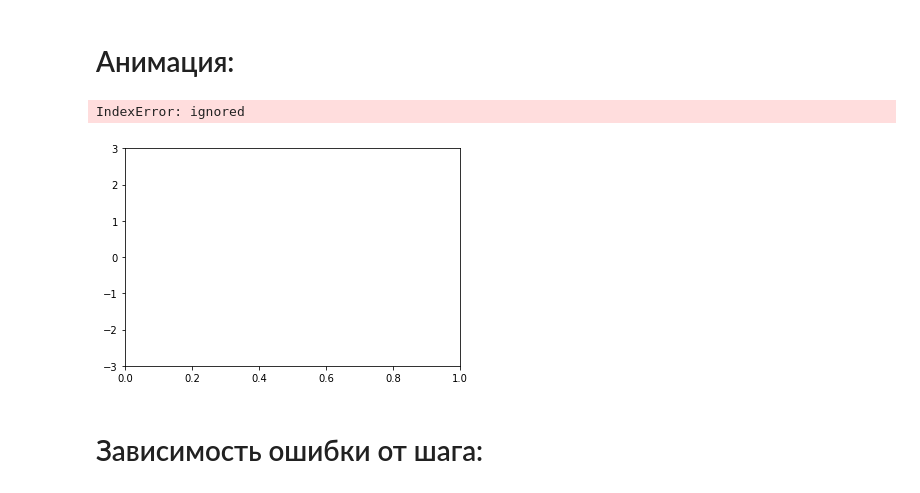
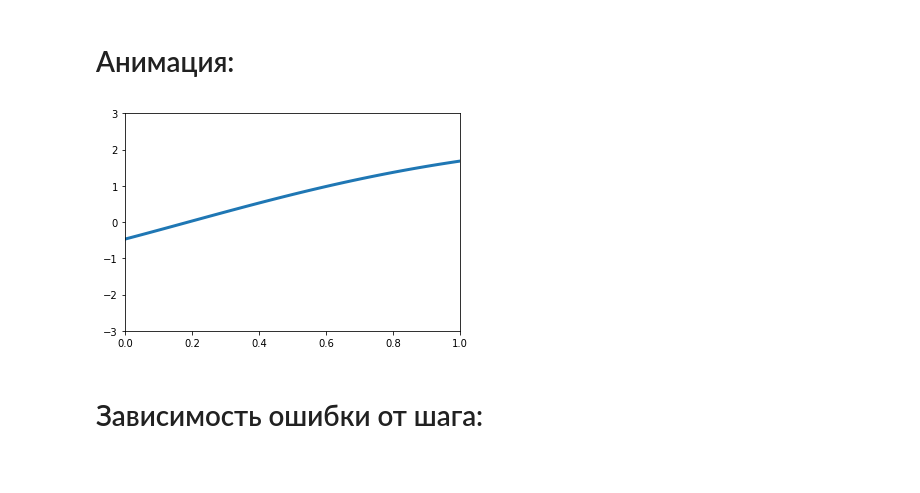
Before and after one commit to mainarel/Numerical_Methods_6, a Jupyter notebook: 1_Wave_equation.ipynb, the cells around one changed output. Drawn from its saved outputs; the diff is of its cells as text; code cells hidden in the pictures.

```diff
--- a/1_Wave_equation.ipynb
+++ b/1_Wave_equation.ipynb
@@ -57,15 +57,14 @@ h_cur = 0.05
 tmin = 0
 tmax = 1
 tau_cur = 0.05
-
-xk_cur = np.arange(xmin, xmax + h_cur, h_cur)
-tn_cur = np.arange(tmin, tmax + tau_cur, tau_cur)
-u1 = np.zeros((len(tn_cur),len(xk_cur)))
-u2 = np.zeros((len(tn_cur),len(xk_cur)))
 # %% [markdown]
 # Аппроксимация 1 порядка:
 # %%
-def ap1(h, tau, xk, tn):
+def ap1(h, tau):
+
+  xk = np.arange(xmin, xmax + h, h)
+  tn = np.arange(tmin, tmax + tau, tau)
+  u1 = np.zeros((len(tn),len(xk)))
 
   K = kurant(koef_a(T_0,ro), tau, h)
   #аппроксимация начальных условий
@@ -84,8 +83,11 @@ def ap1(h, tau, xk, tn):
 
   return u1
 
+xk_cur = np.arange(xmin, xmax + h_cur, h_cur)
+tn_cur = np.arange(tmin, tmax + tau_cur, tau_cur)
+
 yreal1 = [u0(x, tn_cur[5]) for x in xk_cur ]
-ypol1 = [ap1(h_cur,tau_cur, xk_cur, tn_cur)[5][k] for k in range (0,len(xk_cur))]
+ypol1 = [ap1(h_cur,tau_cur)[5][k] for k in range (0,len(xk_cur))]
 diff1 = [abs(yreal1[i] - ypol1[i]) for i in range(len(yreal1))]
 
 plt.figure(figsize=(10,5))
@@ -156,36 +164,30 @@ plt.plot(xk_cur, diff2, color='purple')
 # %%
 def animation():
 
     h_anim = 0.01
-    tau_anim = 0.001
+    tau_anim = 0.01
+    yr = ap1(h_anim,tau_anim)
 
     fig = plt.figure()
     ax = plt.axes(xlim=(xmin, xmax), ylim=(-3, 3))
     line, = ax.plot([], [], lw=3)
 
     def init():
         line.set_data([], [])
         return line,
 
     def animate(i):
         x = np.arange(xmin, xmax+h_anim, h_anim)
-        t_now = tmin + i * tau_anim
-        tn_now = np.arange(tmin, tmax + t_now, t_now)
-        y = ap2(h = h_cur, tau = t_now , xk = x, tn = tn_now)
+        y = [yr[i][k] for k in range(0, len(x))]
         line.set_data(x, y)
-
-        # u2 = np.zeros((len(tn_now),len(x)))
-
         return line,
 
-    anim = FuncAnimation(fig, animate, init_func=init, frames=int((tmax - tmin) // (tau_anim+1)), interval=20, blit=True)
-
+    anim = FuncAnimation(fig, animate, init_func=init, frames=200, interval=20, blit=True)
     anim.save('solution.gif', writer='pillow')
 
 animation()
 # %% [output]
-IndexError: ignored
-[figure, old version]
+[figure, new version]
 # %% [markdown]
 # Зависимость ошибки от шага:
 # %%
```
Also changed, not shown: parts of 2 cells of this notebook.
